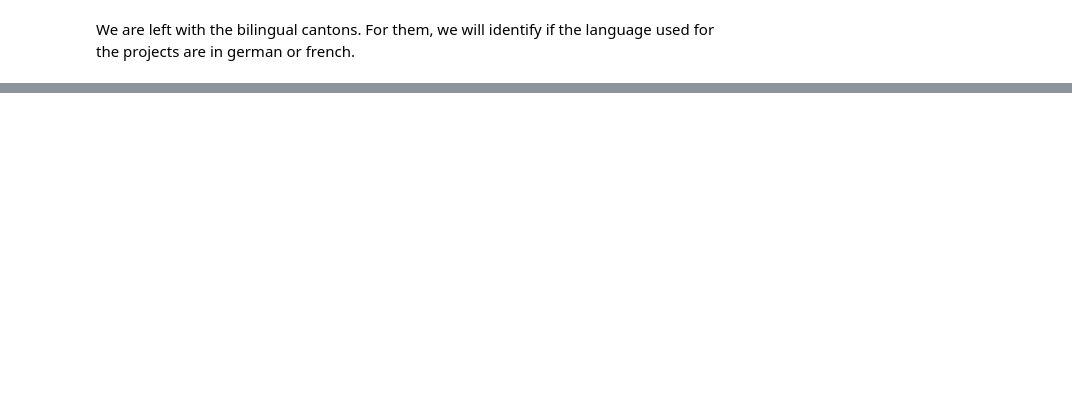
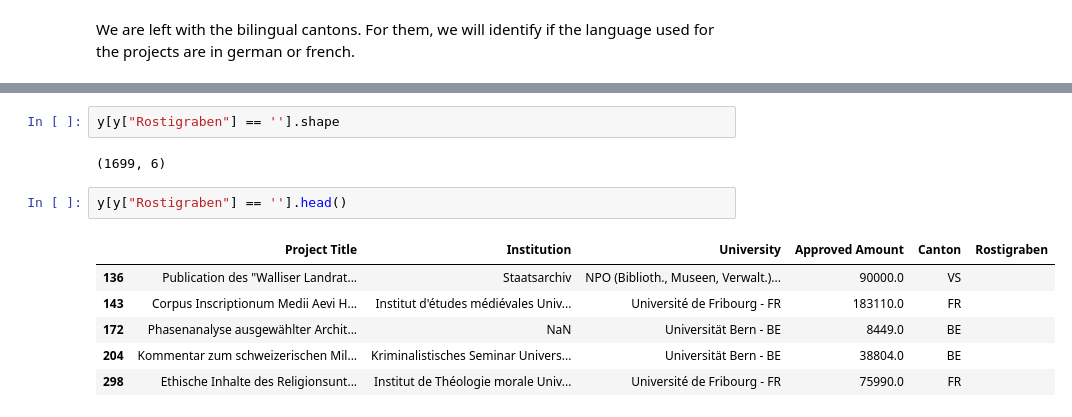
Before and after one commit to sylb/adaHomeworks, a Jupyter notebook: 03 - Interactive Viz/HW3_Presentation.ipynb, the cells around one changed output, grey strips where cells are left out. Cells and saved outputs as stored; diff of their text form; blank space fills up the shorter version.

```diff
--- a/03 - Interactive Viz/HW3_Presentation.ipynb
+++ b/03 - Interactive Viz/HW3_Presentation.ipynb
@@ -304,0 +318,13 @@ ImportError: No module named 'langdetect'
+# %%
+y[y["Rostigraben"] == ''].shape
+# %% [output]
+(1699, 6)
+# %%
+y[y["Rostigraben"] == ''].head()
+# %% [output]
+|  | Project Title | Institution | University | Approved Amount | Canton | Rostigraben |
+| 136 | Publication des "Walliser Landrat... | Staatsarchiv | NPO (Biblioth., Museen, Verwalt.)... | 90000.0 | VS |  |
+| 143 | Corpus Inscriptionum Medii Aevi H... | Institut d'études médiévales Univ... | Université de Fribourg - FR | 183110.0 | FR |  |
+| 172 | Phasenanalyse ausgewählter Archit... | NaN | Universität Bern - BE | 8449.0 | BE |  |
+| 204 | Kommentar zum schweizerischen Mil... | Kriminalistisches Seminar Univers... | Universität Bern - BE | 38804.0 | BE |  |
+| 298 | Ethische Inhalte des Religionsunt... | Institut de Théologie morale Univ... | Université de Fribourg - FR | 75990.0 | FR |  |
```
Also changed, not shown: parts of 10 cells of this notebook.
